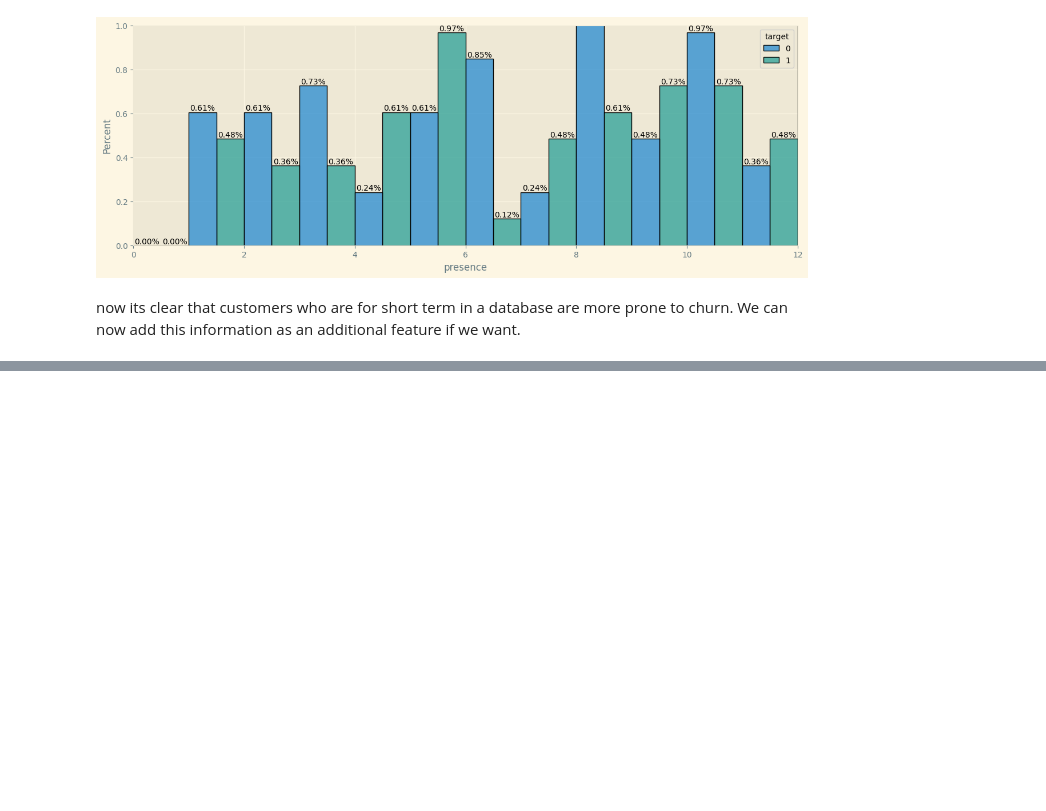
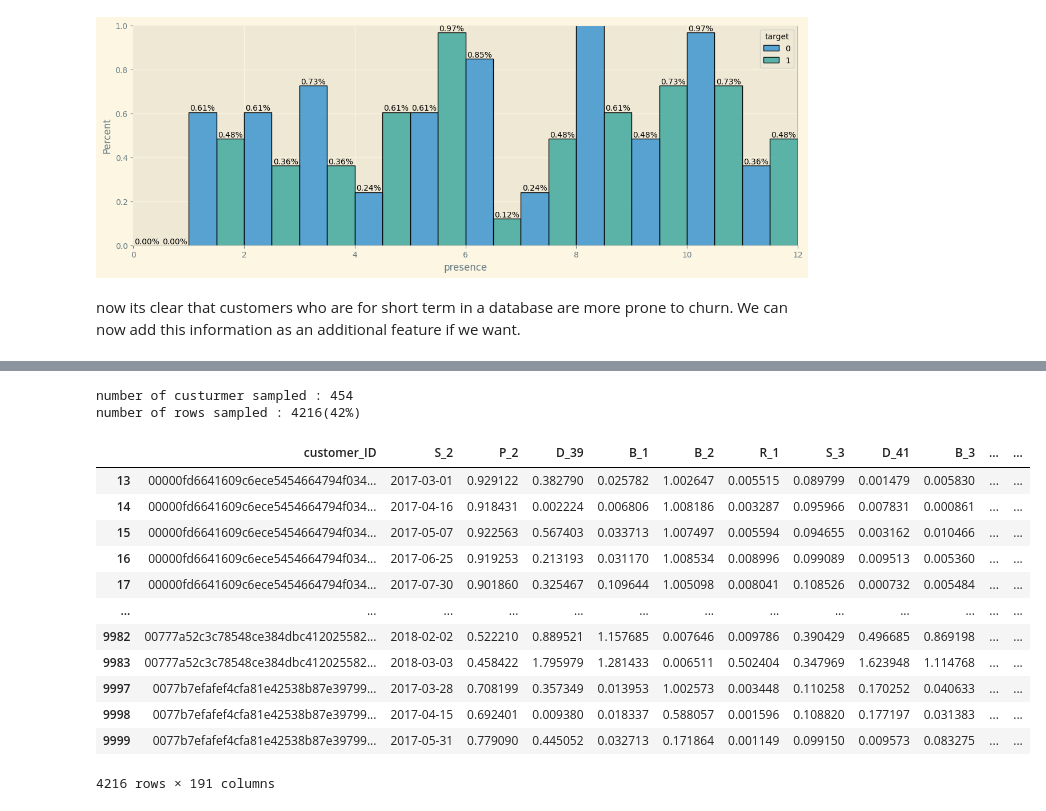
Before and after one commit to rohitgupta20/amex-default-prediction, a Jupyter notebook: amex default-prediction.ipynb, the cells around one changed output, grey strips where cells are left out. Cells and saved outputs as stored; diff of their text form; code cells hidden in the pictures; blank space fills up the shorter version.

```diff
--- a/amex default-prediction.ipynb
+++ b/amex default-prediction.ipynb
@@ -417,0 +475,9 @@ gc.collect() # run garbage collector
+# %%
+def sample_full_cust(df,cust_ratio):
+    n_customer = final_df['customer_ID'].nunique()
+    no_of_cust = int(n_customer*cust_ratio)
+    cust_ids = np.random.choice(df['customer_ID'].unique(),no_of_cust)
+    print(f'number of customer sampled : {no_of_cust}')
+    ready_df = final_df[final_df['customer_ID'].isin(cust_ids)]
+    print(f'number of rows sampled : {len(ready_df)}({round(len(ready_df)/len(df)*100)}%)')
+    return ready_df
@@ -417,0 +504,19 @@ gc.collect() # run garbage collector
+# %%
+train_samples = sample_full_cust(final_df,0.55)
+train_samples
+# %% [output]
+number of custurmer sampled : 454
+number of rows sampled : 4216(42%)
+|  | customer_ID | S_2 | P_2 | D_39 | B_1 | B_2 | R_1 | S_3 | D_41 | B_3 | ... | ... |
+| 13 | 00000fd6641609c6ece5454664794f034... | 2017-03-01 | 0.929122 | 0.382790 | 0.025782 | 1.002647 | 0.005515 | 0.089799 | 0.001479 | 0.005830 | ... | ... |
+| 14 | 00000fd6641609c6ece5454664794f034... | 2017-04-16 | 0.918431 | 0.002224 | 0.006806 | 1.008186 | 0.003287 | 0.095966 | 0.007831 | 0.000861 | ... | ... |
+| 15 | 00000fd6641609c6ece5454664794f034... | 2017-05-07 | 0.922563 | 0.567403 | 0.033713 | 1.007497 | 0.005594 | 0.094655 | 0.003162 | 0.010466 | ... | ... |
+| 16 | 00000fd6641609c6ece5454664794f034... | 2017-06-25 | 0.919253 | 0.213193 | 0.031170 | 1.008534 | 0.008996 | 0.099089 | 0.009513 | 0.005360 | ... | ... |
+| 17 | 00000fd6641609c6ece5454664794f034... | 2017-07-30 | 0.901860 | 0.325467 | 0.109644 | 1.005098 | 0.008041 | 0.108526 | 0.000732 | 0.005484 | ... | ... |
+| ... | ... | ... | ... | ... | ... | ... | ... | ... | ... | ... | ... | ... |
+| 9982 | 00777a52c3c78548ce384dbc412025582... | 2018-02-02 | 0.522210 | 0.889521 | 1.157685 | 0.007646 | 0.009786 | 0.390429 | 0.496685 | 0.869198 | ... | ... |
+| 9983 | 00777a52c3c78548ce384dbc412025582... | 2018-03-03 | 0.458422 | 1.795979 | 1.281433 | 0.006511 | 0.502404 | 0.347969 | 1.623948 | 1.114768 | ... | ... |
+| 9997 | 0077b7efafef4cfa81e42538b87e39799... | 2017-03-28 | 0.708199 | 0.357349 | 0.013953 | 1.002573 | 0.003448 | 0.110258 | 0.170252 | 0.040633 | ... | ... |
+| 9998 | 0077b7efafef4cfa81e42538b87e39799... | 2017-04-15 | 0.692401 | 0.009380 | 0.018337 | 0.588057 | 0.001596 | 0.108820 | 0.177197 | 0.031383 | ... | ... |
+| 9999 | 0077b7efafef4cfa81e42538b87e39799... | 2017-05-31 | 0.779090 | 0.445052 | 0.032713 | 0.171864 | 0.001149 | 0.099150 | 0.009573 | 0.083275 | ... | ... |
+4216 rows × 191 columns
```
Also changed, not shown: parts of 10 cells of this notebook.
